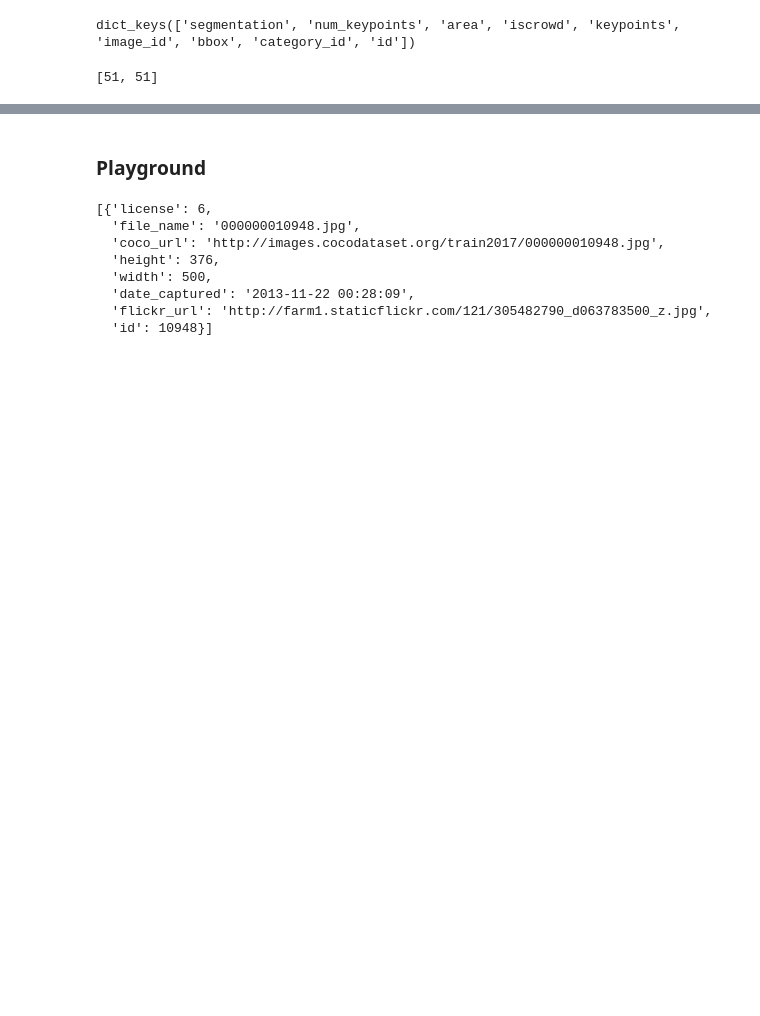
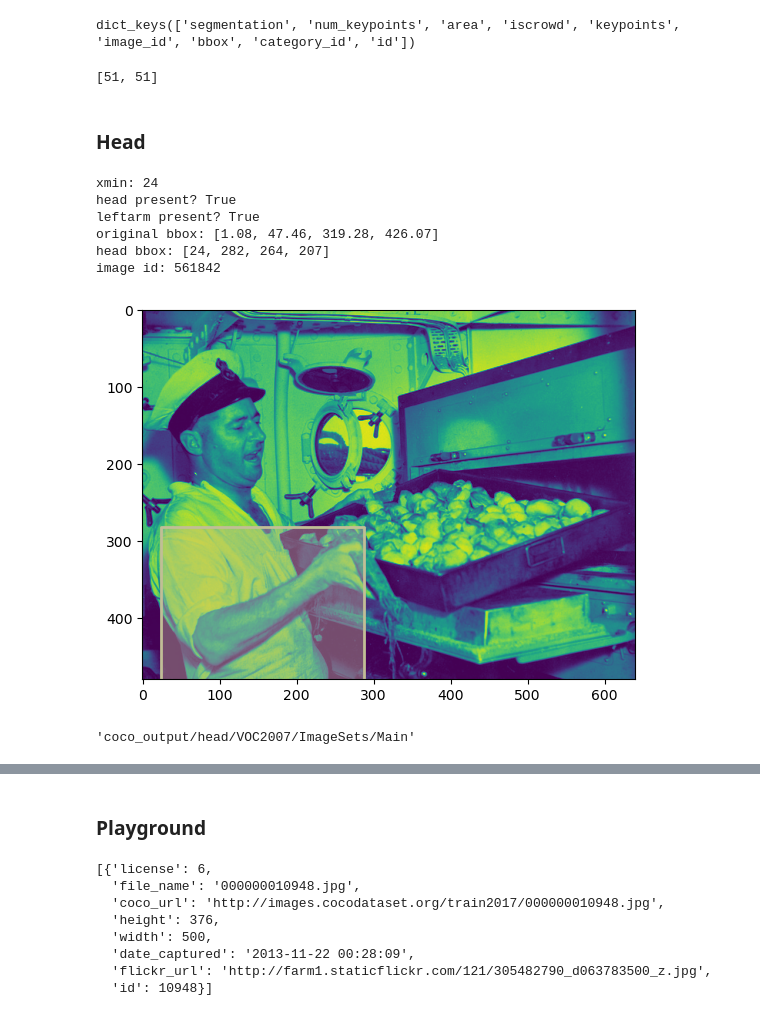
Before and after one commit to jsirait/coco4dpm, a Jupyter notebook: Get coco.ipynb, the cells around one changed output, grey strips where cells are left out. Drawn from its saved outputs; the diff is of its cells as text; code cells hidden in the pictures; blank space fills up the shorter version.

```diff
--- a/Get coco.ipynb
+++ b/Get coco.ipynb
@@ -543,0 +470,2 @@ kpd = {
+# %% [markdown]
+### Head
@@ -543,0 +546,73 @@ kpd = {
+# %%
+# random.seed(429)
+person_sample = random.sample(sorted(coco.getImgIds(catIds=[1])), 1)[0]
+person_sample = 561842  # 168215, 26817, 178557, 345100, 115146, 555537, 431555, 245415
+person_sample
+
+# Let's select one image to visualize
+img_id = person_sample
+annotation_ids = coco.getAnnIds(imgIds=img_id, catIds=[1])
+annotation_id = annotation_ids[0]
+len(annotation_ids), annotation_ids[0]
+
+loaded_annotations = coco.loadAnns(ids=annotation_ids)
+len(loaded_annotations)
+
+# download image
+image_info = coco.loadImgs(img_id)[0]
+response = requests.get(image_info['coco_url'])
+image = Image.open(BytesIO(response.content))
+
+xmin, ymin, width, height = get_rightarm_bbox(loaded_annotations[0])
+# original_keypoints = loaded_annotations[0]['keypoints']
+# # nose_x, nose_y, nose_visible = original_keypoints[0:3]
+# # leftshoulder_x, leftshoulder_y, leftshoulder_visible = original_keypoints[15:18]
+# # rightshoulder_x, rightshoulder_y, rightshoulder_visible = original_keypoints[18:21]
+# leftelbow_x, leftelbow_y, leftelbow_visible = original_keypoints[21:24]
+# leftwrist_x, leftwrist_y, leftwrist_visible = original_keypoints[27:30]
+
+# # xmin = min(leftelbow_x, leftwrist_x)  #, leftear_x, rightear_x)
+# # ymax = max(leftelbow_y, leftwrist_y)  #, leftear_y, rightear_y)
+# # ymin = min(leftelbow_y, leftwrist_y)
+# # xmax = max(leftelbow_x, leftwrist_x)  #, leftear_x, rightear_x)
+# xpad = abs(leftelbow_x - leftwrist_x)//2
+# ypad = abs(leftelbow_y - leftwrist_y)//2
+# pad = max(xpad, ypad)
+# xmin = min(leftelbow_x, leftwrist_x) - pad  #, leftear_x, rightear_x)
+# ymin = min(leftelbow_y, leftwrist_y) - pad
+
+# width = abs(leftelbow_x - leftwrist_x) + 2*pad
+# height = abs(leftelbow_y - leftwrist_y) + 2*pad
+
+print(f"xmin: {xmin}")
+print(f"head present? {is_head_present(loaded_annotations[0])}")
+print(f"leftarm present? {is_leftarm_present(loaded_annotations[0])}")
+print(f"original bbox: {loaded_annotations[0]['bbox']}")
+print(f"head bbox: {[xmin, ymin, width, height]}")
+
+
+original_annotation = {
+    'keypoints': kps,
+    # 'keypoints': original_keypoints,
+    # 'bbox': loaded_annotations[0]['bbox'],
+    'bbox': [xmin, ymin, width, height],
+    # 'bbox': [232.6, 34.29, 50, 200],
+    'category_id': 1,
+}
+
+print(f"image id: {person_sample}")
+plt.imshow(image)
+# plt.axis('off')
+coco.showAnns([original_annotation], draw_bbox=True)
+
+# according to 206431 need to also consider shoulders most likely
+# silly examples: 369872, 178166, 567671, 471771, 548882
+# sideways: 455328, 189376, 503021
+# %% [output]
+xmin: 24
+head present? True
+leftarm present? True
+original bbox: [1.08, 47.46, 319.28, 426.07]
+head bbox: [24, 282, 264, 207]
+image id: 561842
+[figure, added]
@@ -543,0 +751,4 @@ kpd = {
+# %%
+head_sets_dir
+# %% [output]
+'coco_output/head/VOC2007/ImageSets/Main'
```
Also changed, not shown: parts of 19 cells of this notebook.
